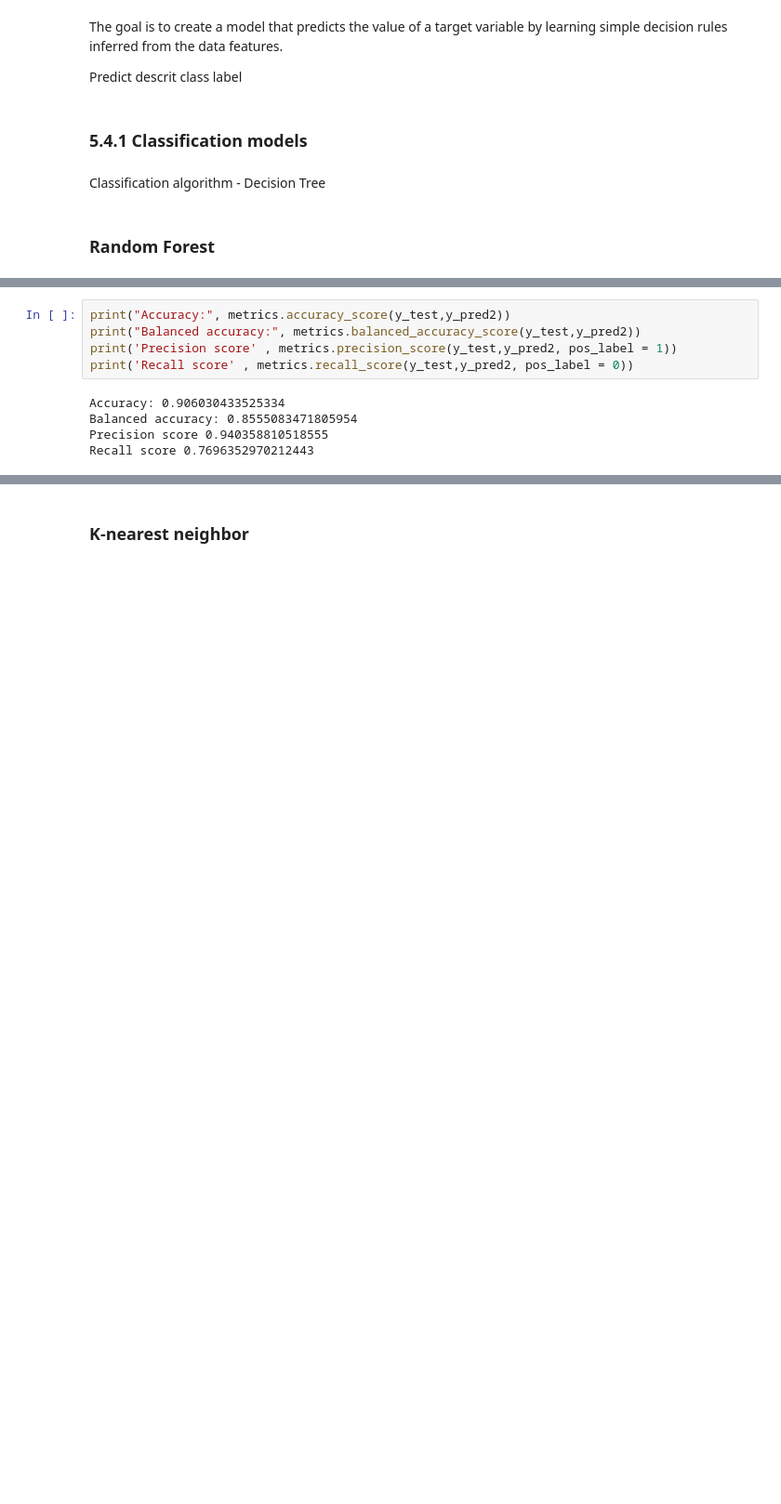
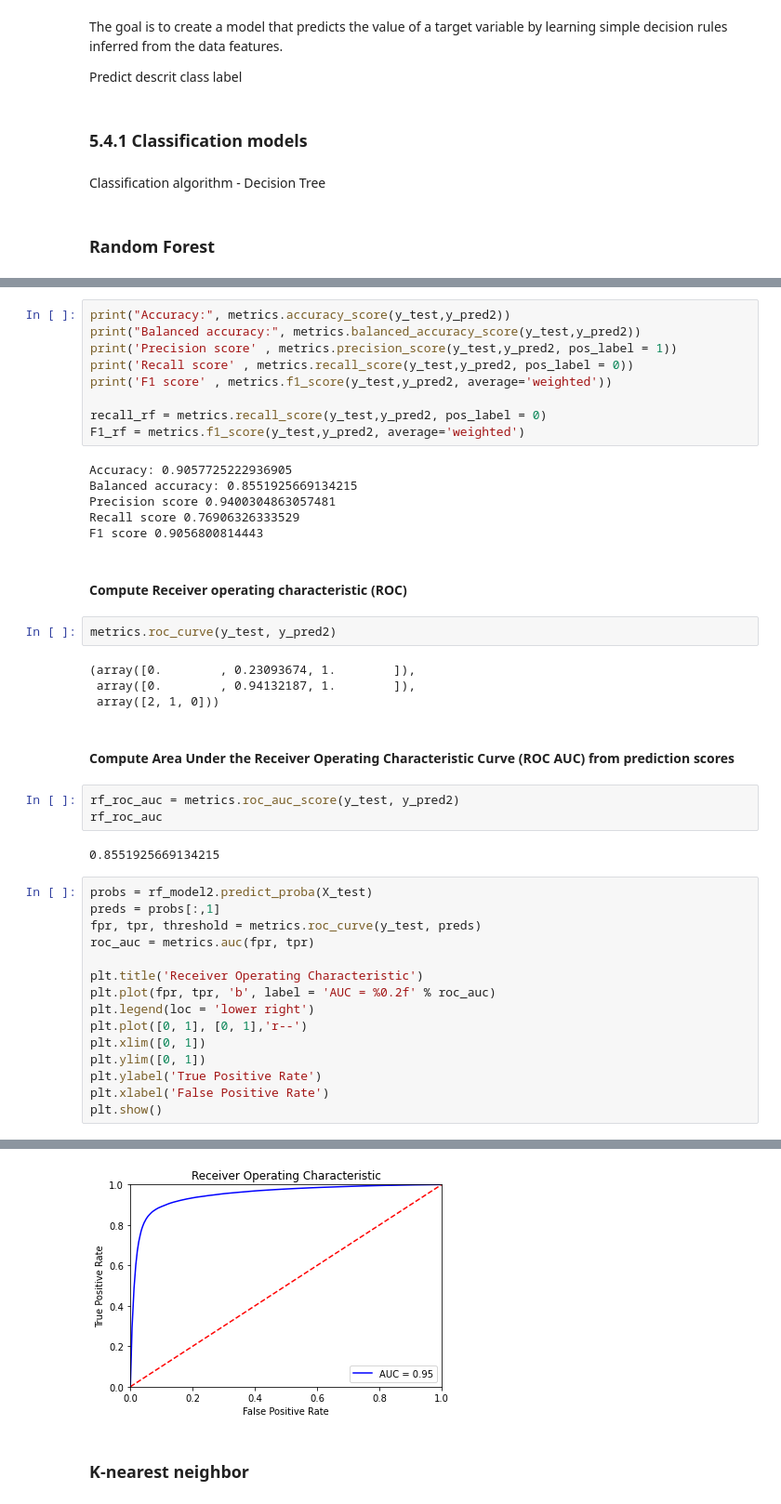
Before and after one commit to natakatch/Springboard, a Jupyter notebook: Capstone two/Notebooks/lending_data_5_Modeling.ipynb, the cells around one changed output, grey strips where cells are left out. Shown: that part at 93% size. Cells and saved outputs as stored; diff of their text form; blank space fills up the shorter version.

Commit message:
update evaluation metrics section

```diff
--- a/Capstone two/Notebooks/lending_data_5_Modeling.ipynb
+++ b/Capstone two/Notebooks/lending_data_5_Modeling.ipynb
@@ -447,8 +457,44 @@ print("Accuracy:", metrics.accuracy_score(y_test,y_pred2))
 print("Balanced accuracy:", metrics.balanced_accuracy_score(y_test,y_pred2))
 print('Precision score' , metrics.precision_score(y_test,y_pred2, pos_label = 1))
 print('Recall score' , metrics.recall_score(y_test,y_pred2, pos_label = 0))
+print('F1 score' , metrics.f1_score(y_test,y_pred2, average='weighted'))
+
+recall_rf = metrics.recall_score(y_test,y_pred2, pos_label = 0)
+F1_rf = metrics.f1_score(y_test,y_pred2, average='weighted')
 # %% [output]
-Accuracy: 0.906030433525334
-Balanced accuracy: 0.8555083471805954
-Precision score 0.940358810518555
-Recall score 0.7696352970212443
+Accuracy: 0.9057725222936905
+Balanced accuracy: 0.8551925669134215
+Precision score 0.9400304863057481
+Recall score 0.76906326333529
+F1 score 0.9056800814443
+# %% [markdown]
+#### Compute Receiver operating characteristic (ROC)
+# %%
+metrics.roc_curve(y_test, y_pred2)
+# %% [output]
+(array([0.        , 0.23093674, 1.        ]),
+ array([0.        , 0.94132187, 1.        ]),
+ array([2, 1, 0]))
+# %% [markdown]
+#### Compute Area Under the Receiver Operating Characteristic Curve (ROC AUC) from prediction scores
+# %%
+rf_roc_auc = metrics.roc_auc_score(y_test, y_pred2)
+rf_roc_auc
+# %% [output]
+0.8551925669134215
+# %%
+probs = rf_model2.predict_proba(X_test)
+preds = probs[:,1]
+fpr, tpr, threshold = metrics.roc_curve(y_test, preds)
+roc_auc = metrics.auc(fpr, tpr)
+
+plt.title('Receiver Operating Characteristic')
+plt.plot(fpr, tpr, 'b', label = 'AUC = %0.2f' % roc_auc)
+plt.legend(loc = 'lower right')
+plt.plot([0, 1], [0, 1],'r--')
+plt.xlim([0, 1])
+plt.ylim([0, 1])
+plt.ylabel('True Positive Rate')
+plt.xlabel('False Positive Rate')
+plt.show()
+# %% [output]
@@ -455,3 +504,4 @@ Recall score 0.7696352970212443
+[figure, added]
 # %% [markdown]
 ### K-nearest neighbor
 # %%
```
Also changed, not shown: parts of 83 cells of this notebook.
